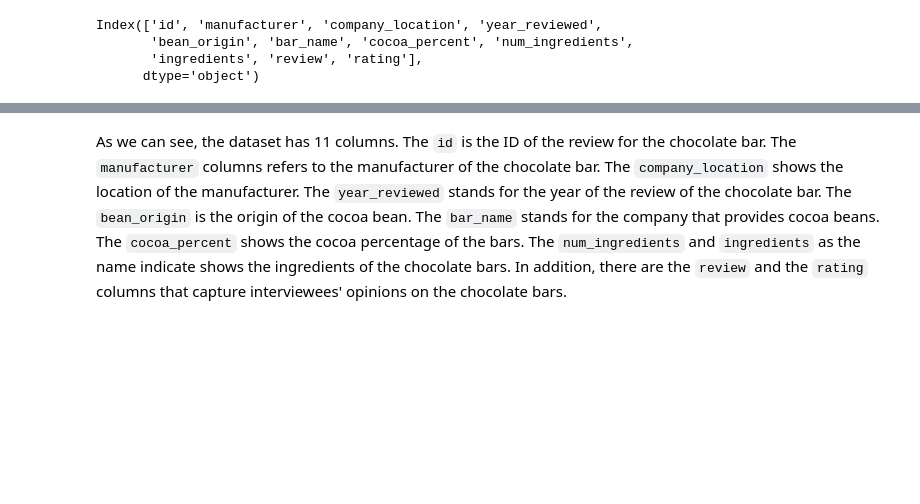
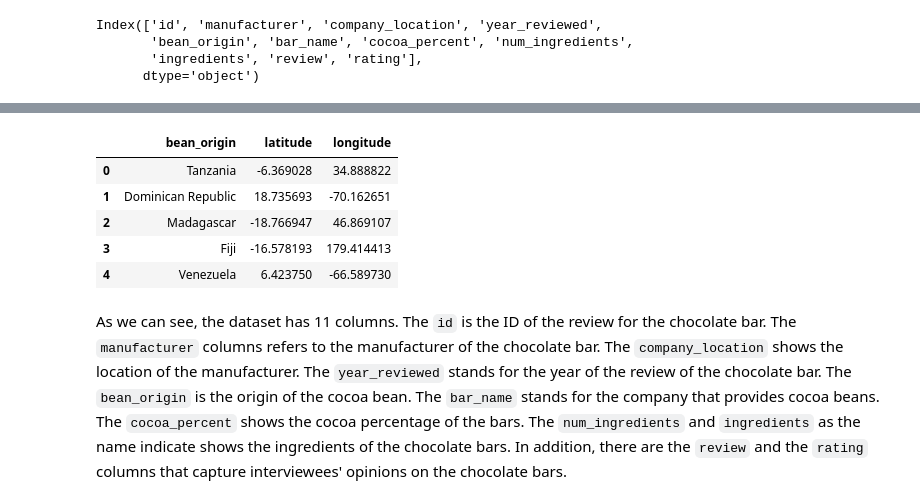
Before and after one commit to fsb-edu/DataVisualizationBook, a Jupyter notebook: DataVis_JB/chapters/tutorial.ipynb, the cells around one changed output, grey strips where cells are left out. Cells and saved outputs as stored; diff of their text form; code cells hidden in the pictures; blank space fills up the shorter version.

```diff
--- a/DataVis_JB/chapters/tutorial.ipynb
+++ b/DataVis_JB/chapters/tutorial.ipynb
@@ -48,3 +50,13 @@ chocolate_dataset.head()
+# %%
+countries = pd.read_csv(data_dir+'country_coordinates.csv')
+countries.head()
+# %% [output]
+|  | bean_origin | latitude | longitude |
+| 0 | Tanzania | -6.369028 | 34.888822 |
+| 1 | Dominican Republic | 18.735693 | -70.162651 |
+| 2 | Madagascar | -18.766947 | 46.869107 |
+| 3 | Fiji | -16.578193 | 179.414413 |
+| 4 | Venezuela | 6.423750 | -66.589730 |
 # %% [markdown]
 As we can see, the dataset has 11 columns. The `id` is the ID of the review for the chocolate bar. The `manufacturer` columns refers to the manufacturer of the chocolate bar. The `company_location` shows the location of the manufacturer. The `year_reviewed` stands for the year of the review of the chocolate bar. The `bean_origin` is the origin of the cocoa bean. The `bar_name` stands for the company that provides cocoa beans. The `cocoa_percent` shows the cocoa percentage of the bars. The `num_ingredients` and `ingredients` as the name indicate shows the ingredients of the chocolate bars. In addition, there are the `review` and the `rating` columns that capture interviewees' opinions on the chocolate bars.
 # %% [markdown]
```
Also changed, not shown: parts of 24 cells of this notebook, 4 other files.
